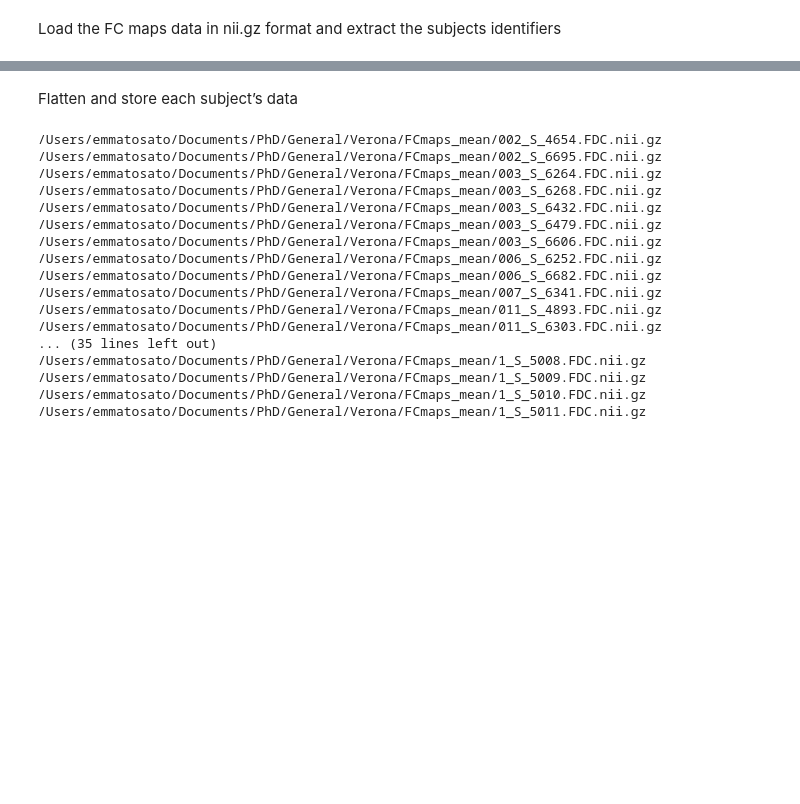
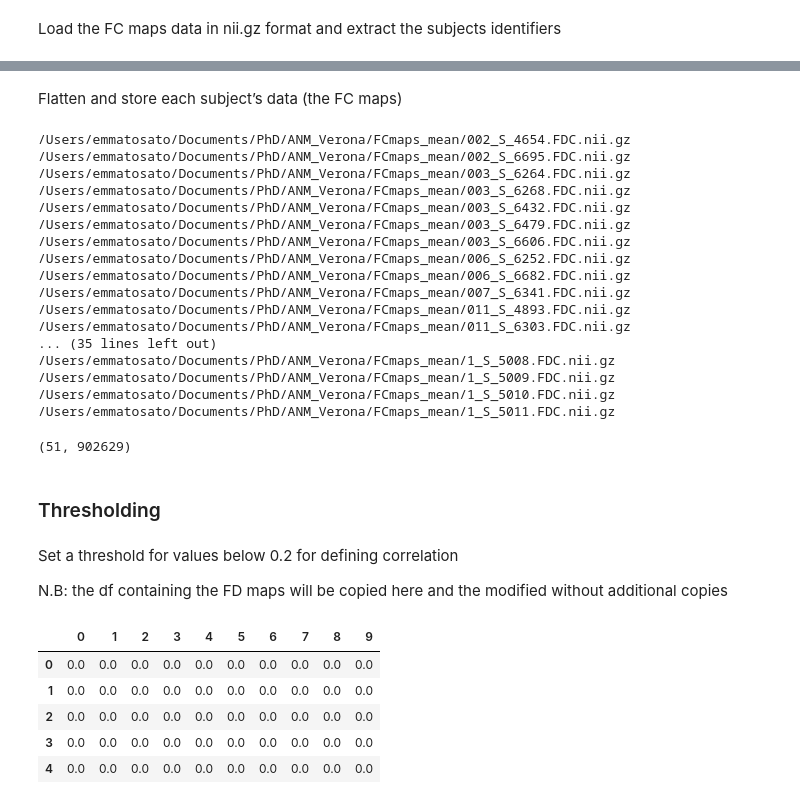
Before and after one commit to EmmaTosato/ANM_Verona, a Jupyter notebook: ANM_code.ipynb, the cells around one changed output, grey strips where cells are left out. Drawn from its saved outputs; the diff is of its cells as text; code cells hidden in the pictures; blank space fills up the shorter version.

```diff
--- a/ANM_code.ipynb
+++ b/ANM_code.ipynb
@@ -14,12 +73,12 @@ import nibabel as nib
 Load the FC maps data in nii.gz format and extract the subjects identifiers
 # %%
 # Path to the directory containing FC maps
-path_dir ='/Users/emmatosato/Documents/PhD/General/Verona/FCmaps_mean/*gz'
+path_dir = os.path.join(dir_FCmaps, '*gz')
 
 # Collects all file paths and sort
 files=glob.glob(path_dir)
 files.sort()
 
 # Extract Subject Identifiers
-sub_id = [sub.replace('/Users/emmatosato/Documents/PhD/General/Verona/FCmaps_mean/', '') for sub in files]
+sub_id = [sub.replace(dir_FCmaps, '') for sub in files]
 sub_id = [sub.replace('.FDC.nii.gz', '') for sub in sub_id]
@@ -25,0 +110,2 @@ sub_id = [sub.replace('.FDC.nii.gz', '') for sub in sub_id]
+# %%
+temp = nib.load('/Users/emmatosato/Documents/PhD/ANM_Verona/FCmaps_mean/1_S_5005.FDC.nii.gz').get_fdata()
@@ -26,41 +116,60 @@ sub_id = [sub.replace('.FDC.nii.gz', '') for sub in sub_id]
 # %% [markdown]
-Flatten and store each subject’s data
+Flatten and store each subject’s data (the FC maps)
 # %%
 # Empty list to hold flattened brain maps
-mapsPCFDC=[]
+maps_FDC=[]
 
-# Loop over files
+# Loop over files and add the brain maps
 for x in range(len(files)):
     print(files[x])
     d=nib.load(files[x]).get_fdata().flatten()
-    mapsPCFDC.append(d)
+    maps_FDC.append(d)
 
 # Saving affine transformation matrix
 aff = nib.load(files[0]).affine
 
-# Create dataframe
-df=pd.DataFrame(mapsPCFDC)
-df=df.T
-
-# Add Subject Identifiers
-df_fdc=df.T
-df_fdc.insert(loc = 0, column = 'ID', value = sub_id)
+# Create dataframe: stores subjects as rows and voxels as columns
+df=pd.DataFrame(maps_FDC)
 # %% [output]
-/Users/emmatosato/Documents/PhD/General/Verona/FCmaps_mean/002_S_4654.FDC.nii.gz
-/Users/emmatosato/Documents/PhD/General/Verona/FCmaps_mean/002_S_6695.FDC.nii.gz
-/Users/emmatosato/Documents/PhD/General/Verona/FCmaps_mean/003_S_6264.FDC.nii.gz
-/Users/emmatosato/Documents/PhD/General/Verona/FCmaps_mean/003_S_6268.FDC.nii.gz
-/Users/emmatosato/Documents/PhD/General/Verona/FCmaps_mean/003_S_6432.FDC.nii.gz
-/Users/emmatosato/Documents/PhD/General/Verona/FCmaps_mean/003_S_6479.FDC.nii.gz
-/Users/emmatosato/Documents/PhD/General/Verona/FCmaps_mean/003_S_6606.FDC.nii.gz
-/Users/emmatosato/Documents/PhD/General/Verona/FCmaps_mean/006_S_6252.FDC.nii.gz
-/Users/emmatosato/Documents/PhD/General/Verona/FCmaps_mean/006_S_6682.FDC.nii.gz
-/Users/emmatosato/Documents/PhD/General/Verona/FCmaps_mean/007_S_6341.FDC.nii.gz
-/Users/emmatosato/Documents/PhD/General/Verona/FCmaps_mean/011_S_4893.FDC.nii.gz
-/Users/emmatosato/Documents/PhD/General/Verona/FCmaps_mean/011_S_6303.FDC.nii.gz
+/Users/emmatosato/Documents/PhD/ANM_Verona/FCmaps_mean/002_S_4654.FDC.nii.gz
+/Users/emmatosato/Documents/PhD/ANM_Verona/FCmaps_mean/002_S_6695.FDC.nii.gz
+/Users/emmatosato/Documents/PhD/ANM_Verona/FCmaps_mean/003_S_6264.FDC.nii.gz
+/Users/emmatosato/Documents/PhD/ANM_Verona/FCmaps_mean/003_S_6268.FDC.nii.gz
+/Users/emmatosato/Documents/PhD/ANM_Verona/FCmaps_mean/003_S_6432.FDC.nii.gz
+/Users/emmatosato/Documents/PhD/ANM_Verona/FCmaps_mean/003_S_6479.FDC.nii.gz
+/Users/emmatosato/Documents/PhD/ANM_Verona/FCmaps_mean/003_S_6606.FDC.nii.gz
+/Users/emmatosato/Documents/PhD/ANM_Verona/FCmaps_mean/006_S_6252.FDC.nii.gz
+/Users/emmatosato/Documents/PhD/ANM_Verona/FCmaps_mean/006_S_6682.FDC.nii.gz
+/Users/emmatosato/Documents/PhD/ANM_Verona/FCmaps_mean/007_S_6341.FDC.nii.gz
+/Users/emmatosato/Documents/PhD/ANM_Verona/FCmaps_mean/011_S_4893.FDC.nii.gz
+/Users/emmatosato/Documents/PhD/ANM_Verona/FCmaps_mean/011_S_6303.FDC.nii.gz
 ... (35 lines left out)
-/Users/emmatosato/Documents/PhD/General/Verona/FCmaps_mean/1_S_5008.FDC.nii.gz
-/Users/emmatosato/Documents/PhD/General/Verona/FCmaps_mean/1_S_5009.FDC.nii.gz
-/Users/emmatosato/Documents/PhD/General/Verona/FCmaps_mean/1_S_5010.FDC.nii.gz
-/Users/emmatosato/Documents/PhD/General/Verona/FCmaps_mean/1_S_5011.FDC.nii.gz
+/Users/emmatosato/Documents/PhD/ANM_Verona/FCmaps_mean/1_S_5008.FDC.nii.gz
+/Users/emmatosato/Documents/PhD/ANM_Verona/FCmaps_mean/1_S_5009.FDC.nii.gz
+/Users/emmatosato/Documents/PhD/ANM_Verona/FCmaps_mean/1_S_5010.FDC.nii.gz
+/Users/emmatosato/Documents/PhD/ANM_Verona/FCmaps_mean/1_S_5011.FDC.nii.gz
+# %%
+df.shape
+# %% [output]
+(51, 902629)
+# %% [markdown]
+### Thresholding
+# %% [markdown]
+Set a threshold for values below 0.2 for defining correlation
+
+N.B: the df containing the FD maps will be copied here and the modified without additional copies
+# %%
+df_thr = df.copy()
+
+# Threshold: set all values < 0.2 to 0
+df_thr[df_thr < 0.2] = 0
+# %%
+df_thr.iloc[:5,:10]
+# %% [output]
+|  | 0 | 1 | 2 | 3 | 4 | 5 | 6 | 7 | 8 | 9 |
+| 0 | 0.0 | 0.0 | 0.0 | 0.0 | 0.0 | 0.0 | 0.0 | 0.0 | 0.0 | 0.0 |
+| 1 | 0.0 | 0.0 | 0.0 | 0.0 | 0.0 | 0.0 | 0.0 | 0.0 | 0.0 | 0.0 |
+| 2 | 0.0 | 0.0 | 0.0 | 0.0 | 0.0 | 0.0 | 0.0 | 0.0 | 0.0 | 0.0 |
+| 3 | 0.0 | 0.0 | 0.0 | 0.0 | 0.0 | 0.0 | 0.0 | 0.0 | 0.0 | 0.0 |
+| 4 | 0.0 | 0.0 | 0.0 | 0.0 | 0.0 | 0.0 | 0.0 | 0.0 | 0.0 | 0.0 |
 # %% [markdown]
```
Also changed, not shown: parts of 53 cells of this notebook, 1 other file.
